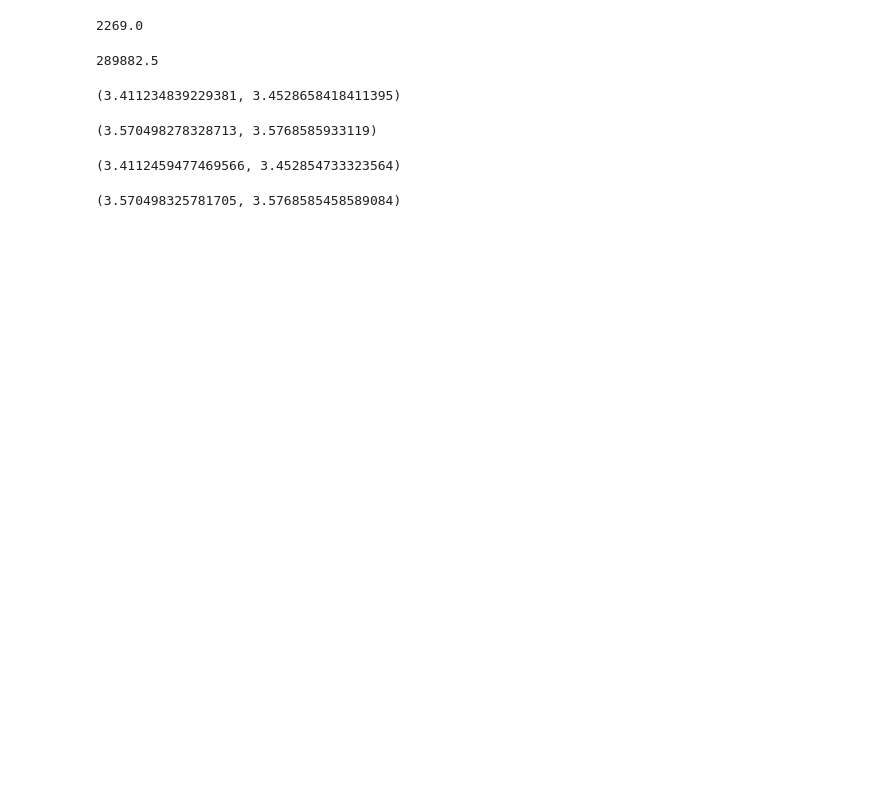
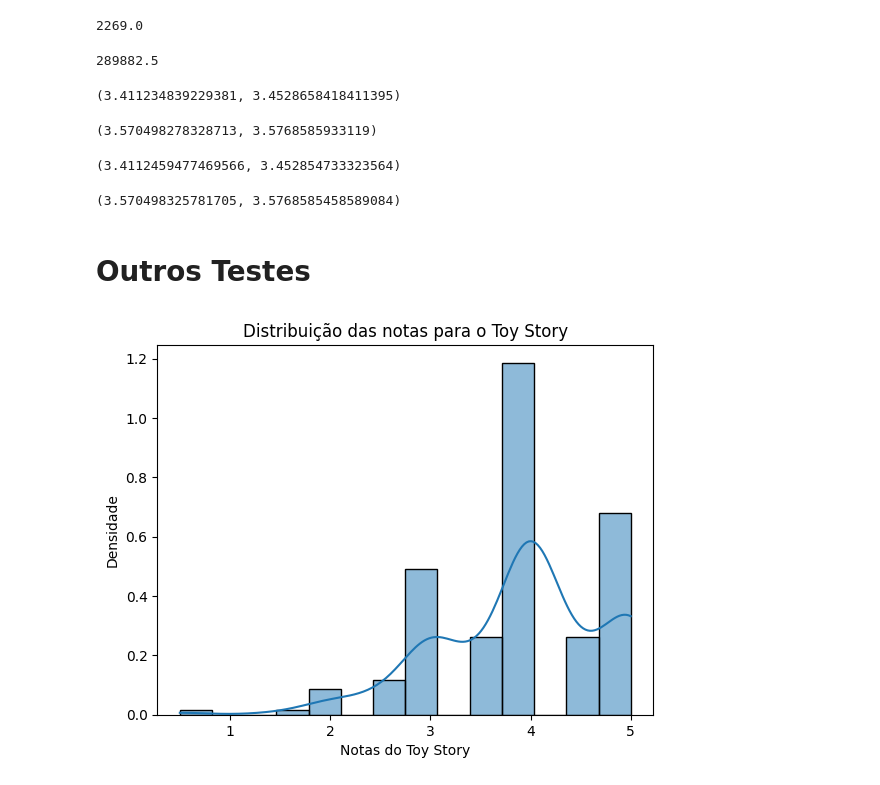
Before and after one commit to douglascdsantos/alura_data-science-introducao-a-testes-estatisticos-com-python, a Jupyter notebook: data_science_introducao_a_testes_estatisticos_com_python.ipynb, the cells around one changed output. Saved outputs shown, nothing was run; the diff lists cells and outputs as text; code cells hidden in the pictures; blank space fills up the shorter version.

Commit message:
inicio de outros testes

```diff
--- a/data_science_introducao_a_testes_estatisticos_com_python.ipynb
+++ b/data_science_introducao_a_testes_estatisticos_com_python.ipynb
@@ -408,3 +408,13 @@ descr_todos_com_10_votos.zconfint_mean()
 tt_desc_stat.zconfint_mean()
 # %% [output]
 (3.570498325781705, 3.5768585458589084)
+# %% [markdown]
+# Outros Testes
+# %%
+notas1 = notas.query('movieId == 1')
+# %%
+ax = sns.histplot(notas1.rating, stat = 'density', kde = True)
+ax.set(xlabel='Notas do Toy Story', ylabel='Densidade')
+ax.set_title('Distribuição das notas para o Toy Story');
+# %% [output]
+[figure, added]
```
Also changed, not shown: parts of 3 cells of this notebook.
